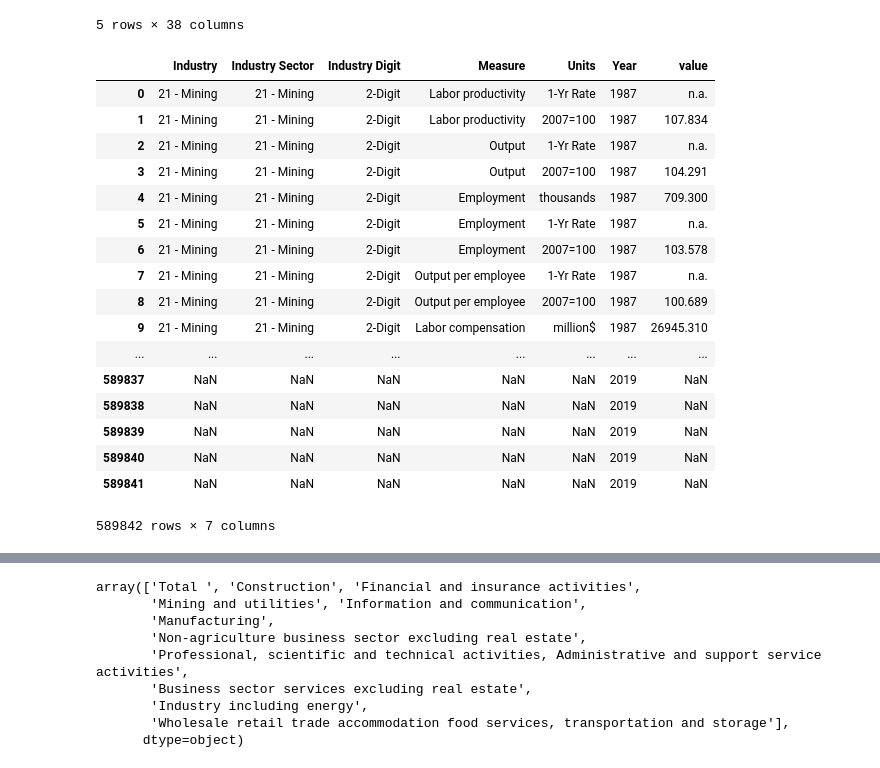
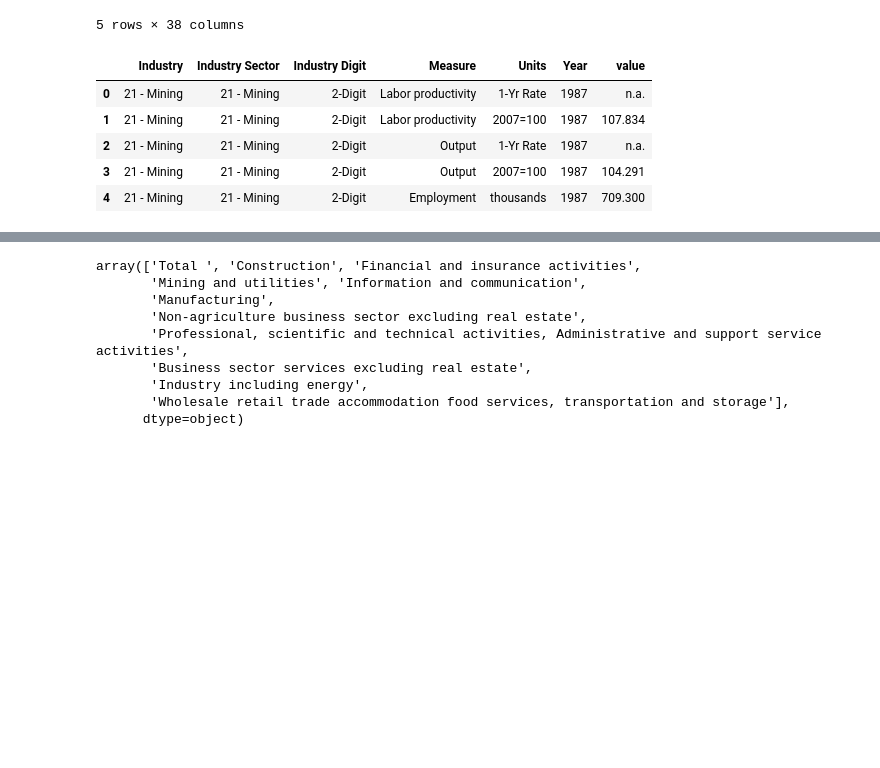
Before and after one commit to mayabenowitz/neuralcraft, a Jupyter notebook: notebooks/1.0-mayab-data-munging.ipynb, the cells around one changed output, grey strips where cells are left out. Drawn from its saved outputs; the diff is of its cells as text; code cells hidden in the pictures; blank space fills up the shorter version.

Commit message:
data munging/cleaning

```diff
--- a/notebooks/1.0-mayab-data-munging.ipynb
+++ b/notebooks/1.0-mayab-data-munging.ipynb
@@ -141,7 +141,7 @@ array(['Total ', 'Non-agriculture business sector excluding real estate',
        'Professional, scientific and technical activities, Administrative and support service activities',
        'Mining and utilities'], dtype=object)
 # %%
-df2 = pd.read_csv('../data/raw/lpc_by_industry.csv')
+df2 = pd.read_csv('../data/raw/lpc_by_industry.csv', low_memory=False)
 df2.head()
 # %% [output]
 |  | U.S. Labor Productivity, Division... | Unnamed: 1 | Unnamed: 2 | Unnamed: 3 | Unnamed: 4 | Unnamed: 5 | Unnamed: 6 | ... |
@@ -170,23 +170,12 @@ values = df2.iloc[:, 5:38].columns.tolist()
 values = [str(int(i)) for i in values]
 df2.columns = ids + values
 # %%
-pd.melt(df2, id_vars=ids, value_vars=values, var_name='Year')
+df2 = pd.melt(df2, id_vars=ids, value_vars=values, var_name='Year')
+df2.head()
 # %% [output]
 |  | Industry | Industry Sector | Industry Digit | Measure | Units | Year | value |
 | 0 | 21 - Mining | 21 - Mining | 2-Digit | Labor productivity | 1-Yr Rate | 1987 | n.a. |
 | 1 | 21 - Mining | 21 - Mining | 2-Digit | Labor productivity | 2007=100 | 1987 | 107.834 |
 | 2 | 21 - Mining | 21 - Mining | 2-Digit | Output | 1-Yr Rate | 1987 | n.a. |
 | 3 | 21 - Mining | 21 - Mining | 2-Digit | Output | 2007=100 | 1987 | 104.291 |
 | 4 | 21 - Mining | 21 - Mining | 2-Digit | Employment | thousands | 1987 | 709.300 |
-| 5 | 21 - Mining | 21 - Mining | 2-Digit | Employment | 1-Yr Rate | 1987 | n.a. |
-| 6 | 21 - Mining | 21 - Mining | 2-Digit | Employment | 2007=100 | 1987 | 103.578 |
-| 7 | 21 - Mining | 21 - Mining | 2-Digit | Output per employee | 1-Yr Rate | 1987 | n.a. |
-| 8 | 21 - Mining | 21 - Mining | 2-Digit | Output per employee | 2007=100 | 1987 | 100.689 |
-| 9 | 21 - Mining | 21 - Mining | 2-Digit | Labor compensation | million$ | 1987 | 26945.310 |
-| ... | ... | ... | ... | ... | ... | ... | ... |
-| 589837 | NaN | NaN | NaN | NaN | NaN | 2019 | NaN |
-| 589838 | NaN | NaN | NaN | NaN | NaN | 2019 | NaN |
-| 589839 | NaN | NaN | NaN | NaN | NaN | 2019 | NaN |
-| 589840 | NaN | NaN | NaN | NaN | NaN | 2019 | NaN |
-| 589841 | NaN | NaN | NaN | NaN | NaN | 2019 | NaN |
-589842 rows × 7 columns
```
Also changed, not shown: parts of 5 cells of this notebook.
